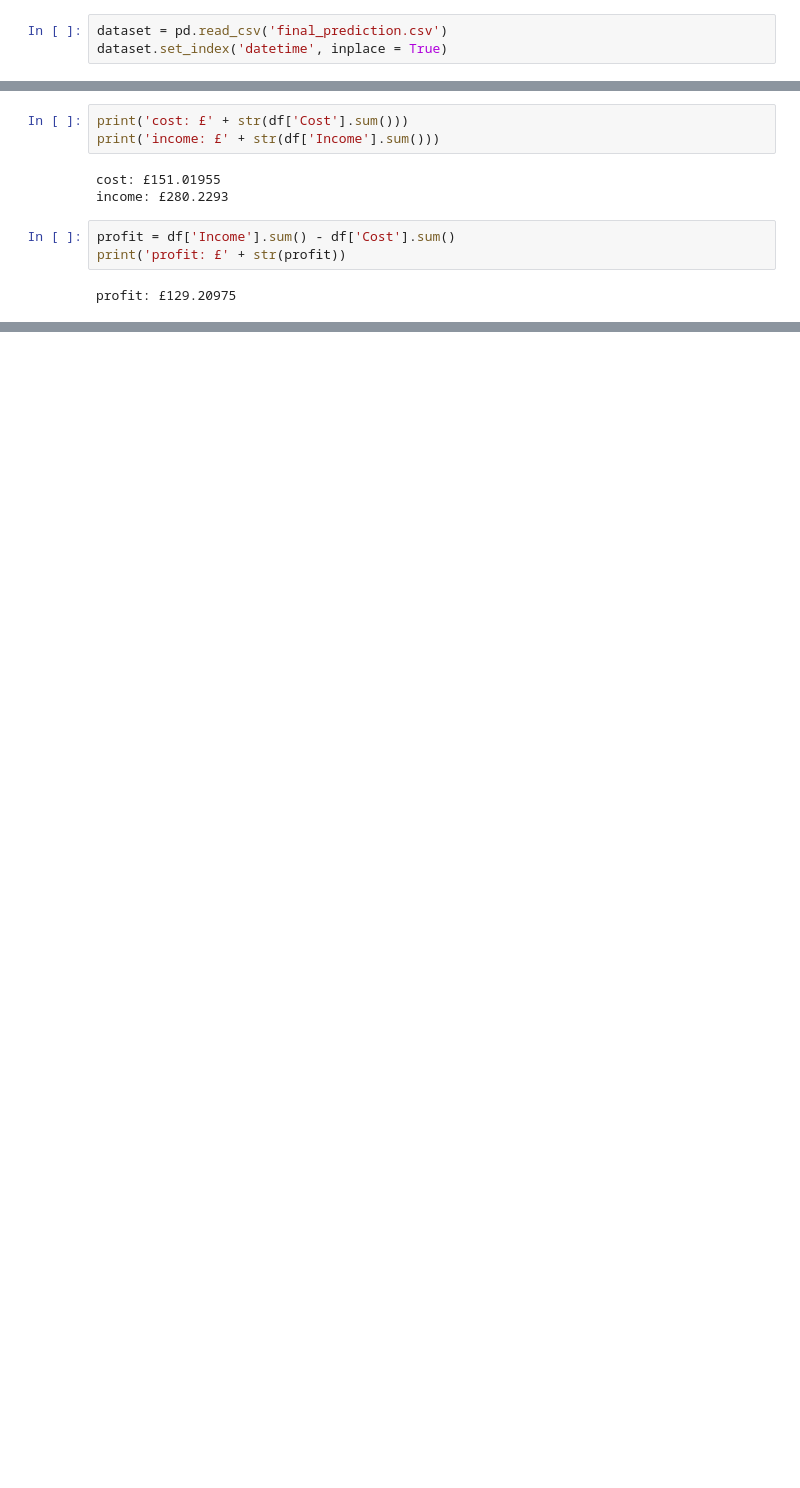
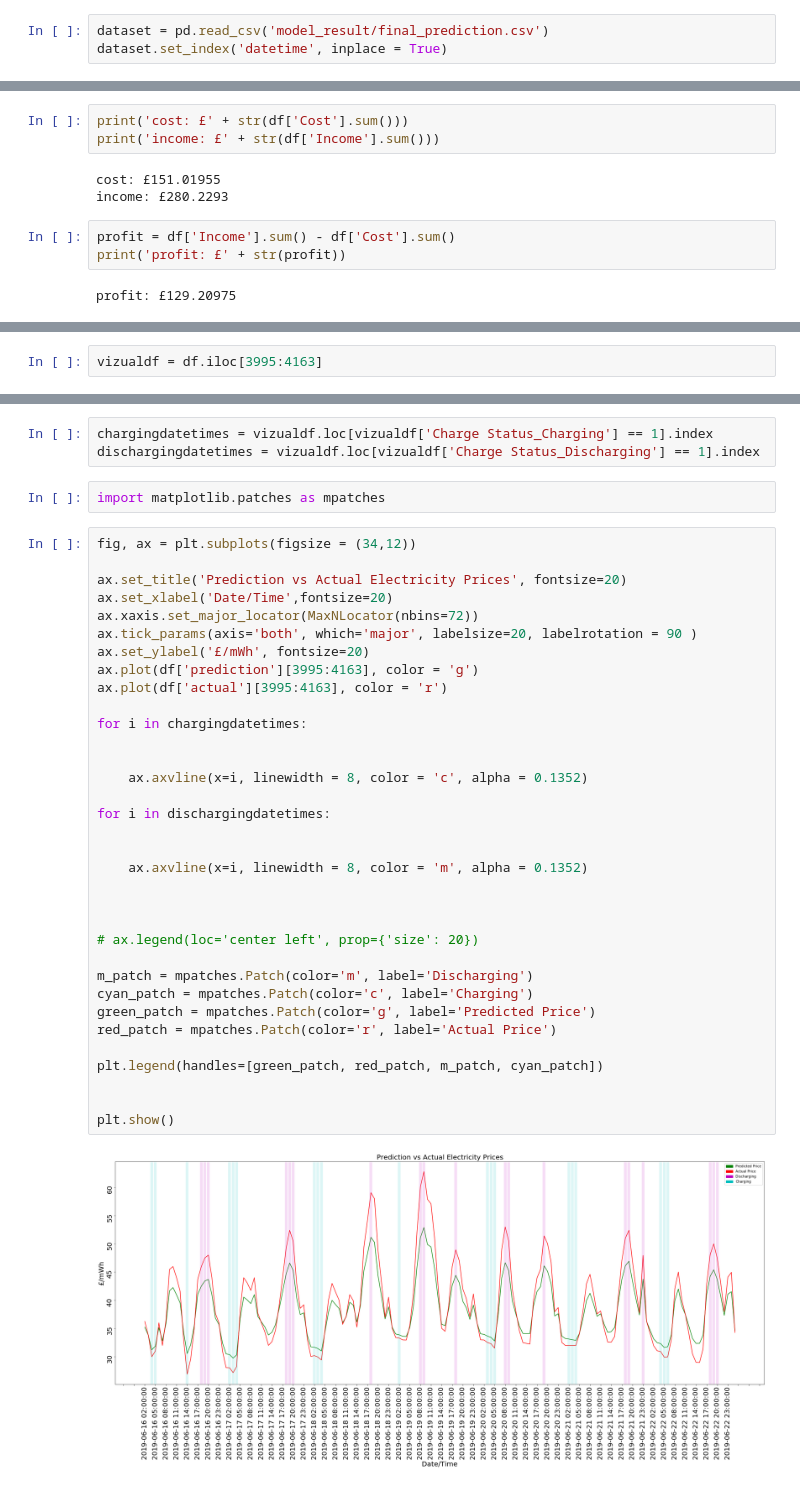
Before and after one commit to Carterbouley/ElectricityPricePrediction, a Jupyter notebook: Battery.ipynb, the cells around one changed output, grey strips where cells are left out. Saved outputs shown, nothing was run; the diff lists cells and outputs as text; blank space fills up the shorter version.

```diff
--- a/Battery.ipynb
+++ b/Battery.ipynb
@@ -3,7 +3,7 @@ import pandas as pd
 import matplotlib.pyplot as plt
 import numpy as np
 # %%
-dataset = pd.read_csv('final_prediction.csv')
+dataset = pd.read_csv('model_result/final_prediction.csv')
 dataset.set_index('datetime', inplace = True)
 # %%
 dataset['Charge Status'] = 'idle'
@@ -79,0 +103,2 @@ ROI * 100
+# %%
+vizualdf = df.iloc[3995:4163]
@@ -79,0 +127,41 @@ ROI * 100
+# %%
+chargingdatetimes = vizualdf.loc[vizualdf['Charge Status_Charging'] == 1].index
+dischargingdatetimes = vizualdf.loc[vizualdf['Charge Status_Discharging'] == 1].index
+# %%
+import matplotlib.patches as mpatches
+# %%
+fig, ax = plt.subplots(figsize = (34,12))
+
+ax.set_title('Prediction vs Actual Electricity Prices', fontsize=20)
+ax.set_xlabel('Date/Time',fontsize=20)
+ax.xaxis.set_major_locator(MaxNLocator(nbins=72))
+ax.tick_params(axis='both', which='major', labelsize=20, labelrotation = 90 )
+ax.set_ylabel('£/mWh', fontsize=20)
+ax.plot(df['prediction'][3995:4163], color = 'g')
+ax.plot(df['actual'][3995:4163], color = 'r')
+
+for i in chargingdatetimes:
+
+
+    ax.axvline(x=i, linewidth = 8, color = 'c', alpha = 0.1352)
+
+for i in dischargingdatetimes:
+
+
+    ax.axvline(x=i, linewidth = 8, color = 'm', alpha = 0.1352)
+
+
+
+# ax.legend(loc='center left', prop={'size': 20})
+
+m_patch = mpatches.Patch(color='m', label='Discharging')
+cyan_patch = mpatches.Patch(color='c', label='Charging')
+green_patch = mpatches.Patch(color='g', label='Predicted Price')
+red_patch = mpatches.Patch(color='r', label='Actual Price')
+
+plt.legend(handles=[green_patch, red_patch, m_patch, cyan_patch])
+
+
+plt.show()
+# %% [output]
+[figure, added]
```
Also changed, not shown: parts of 12 cells of this notebook.
